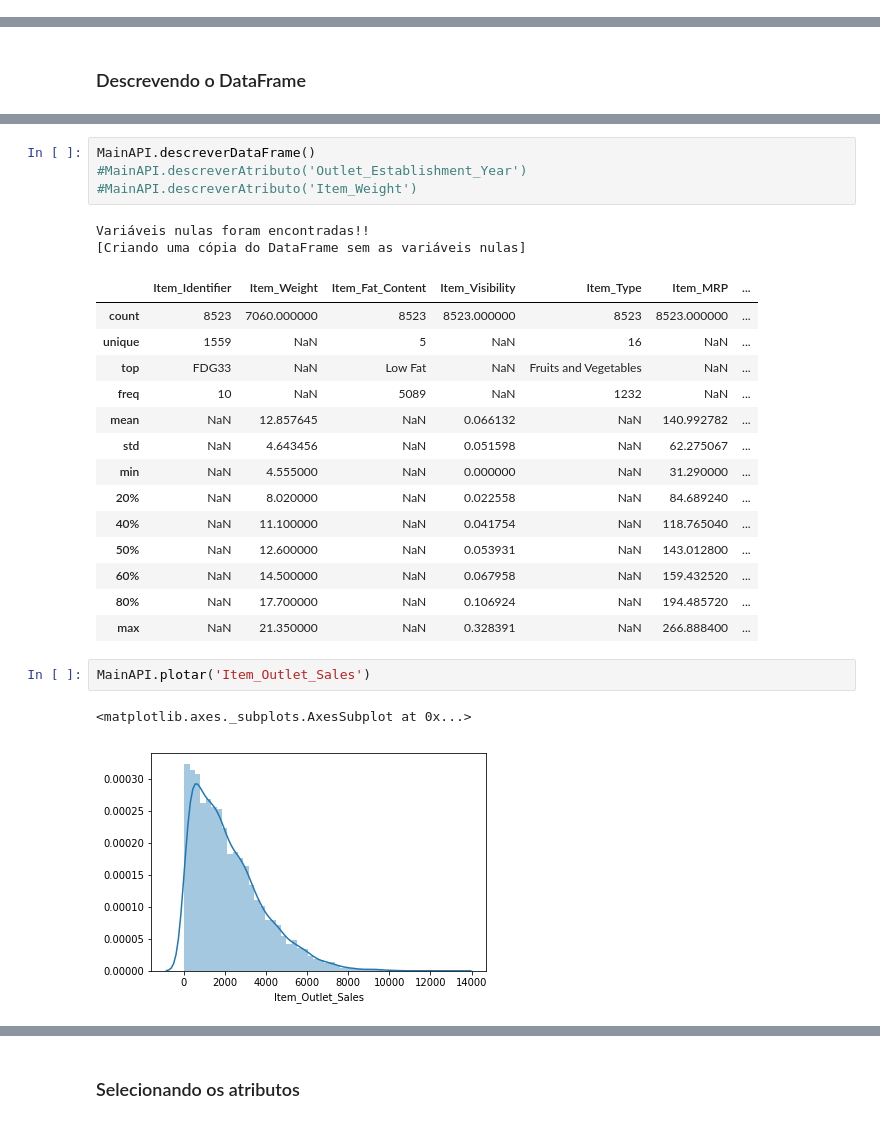
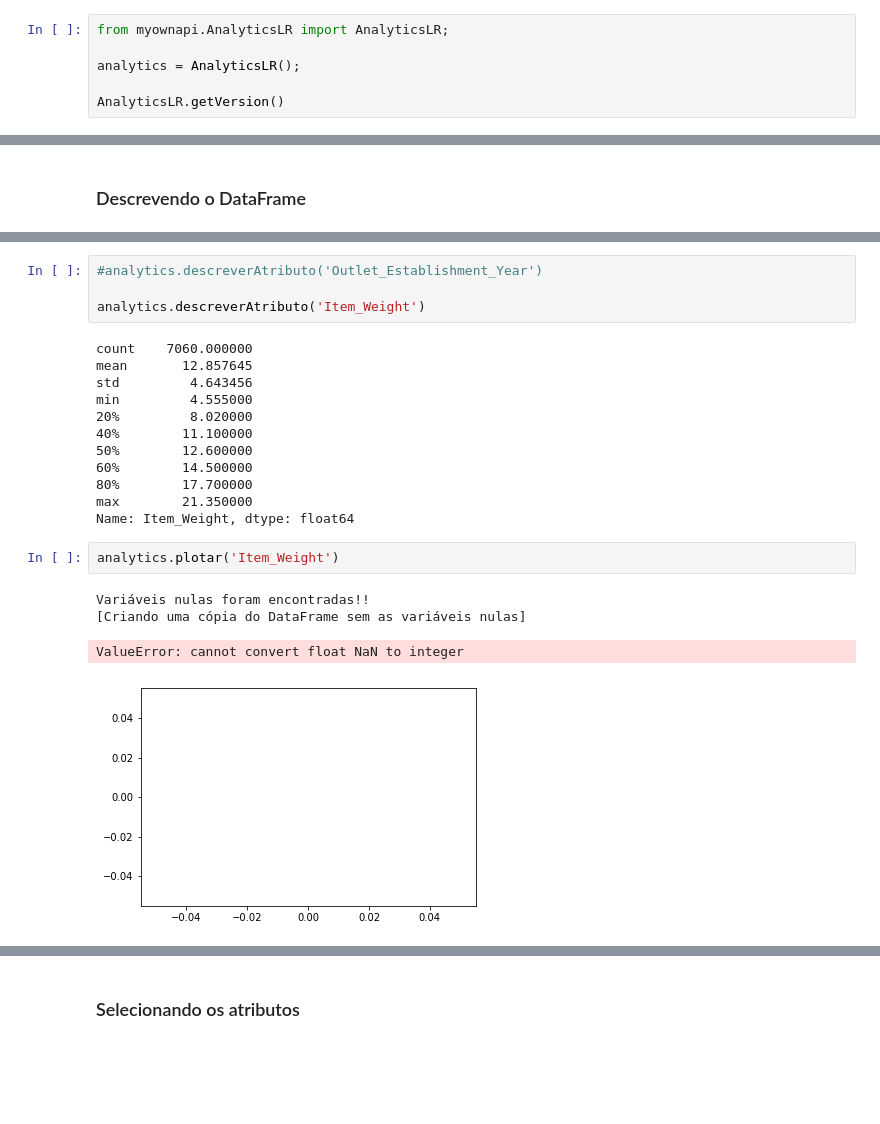
Before and after one commit to EverNife/DataAnalytics-API, a Jupyter notebook: Treino2/Treino2_BigMartSales.ipynb, the cells around one changed output, grey strips where cells are left out. Saved outputs shown, nothing was run; the diff lists cells and outputs as text; blank space fills up the shorter version.

```diff
--- a/Treino2/Treino2_BigMartSales.ipynb
+++ b/Treino2/Treino2_BigMartSales.ipynb
@@ -31,0 +21,6 @@ MainAPI.getVersion()
+# %%
+from myownapi.AnalyticsLR import AnalyticsLR;
+
+analytics = AnalyticsLR();
+
+AnalyticsLR.getVersion()
@@ -56,26 +86,23 @@ Arquivo lido com sucesso!
 # %%
-MainAPI.descreverDataFrame()
-#MainAPI.descreverAtributo('Outlet_Establishment_Year')
-#MainAPI.descreverAtributo('Item_Weight')
+#analytics.descreverAtributo('Outlet_Establishment_Year')
+
+analytics.descreverAtributo('Item_Weight')
 # %% [output]
-Variáveis nulas foram encontradas!!
-[Criando uma cópia do DataFrame sem as variáveis nulas]
+count    7060.000000
+mean       12.857645
+std         4.643456
+min         4.555000
+20%         8.020000
+40%        11.100000
+50%        12.600000
+60%        14.500000
+80%        17.700000
+max        21.350000
+Name: Item_Weight, dtype: float64
-|  | Item_Identifier | Item_Weight | Item_Fat_Content | Item_Visibility | Item_Type | Item_MRP | ... |
-| count | 8523 | 7060.000000 | 8523 | 8523.000000 | 8523 | 8523.000000 | ... |
-| unique | 1559 | NaN | 5 | NaN | 16 | NaN | ... |
-| top | FDG33 | NaN | Low Fat | NaN | Fruits and Vegetables | NaN | ... |
-| freq | 10 | NaN | 5089 | NaN | 1232 | NaN | ... |
-| mean | NaN | 12.857645 | NaN | 0.066132 | NaN | 140.992782 | ... |
-| std | NaN | 4.643456 | NaN | 0.051598 | NaN | 62.275067 | ... |
-| min | NaN | 4.555000 | NaN | 0.000000 | NaN | 31.290000 | ... |
-| 20% | NaN | 8.020000 | NaN | 0.022558 | NaN | 84.689240 | ... |
-| 40% | NaN | 11.100000 | NaN | 0.041754 | NaN | 118.765040 | ... |
-| 50% | NaN | 12.600000 | NaN | 0.053931 | NaN | 143.012800 | ... |
-| 60% | NaN | 14.500000 | NaN | 0.067958 | NaN | 159.432520 | ... |
-| 80% | NaN | 17.700000 | NaN | 0.106924 | NaN | 194.485720 | ... |
-| max | NaN | 21.350000 | NaN | 0.328391 | NaN | 266.888400 | ... |
-# %%
-MainAPI.plotar('Item_Outlet_Sales')
-# %% [output]
-<matplotlib.axes._subplots.AxesSubplot at 0x...>
-[figure, removed]
+# %%
+analytics.plotar('Item_Weight')
+# %% [output]
+Variáveis nulas foram encontradas!!
+[Criando uma cópia do DataFrame sem as variáveis nulas]
+ValueError: cannot convert float NaN to integer
+[figure, added]
```
Also changed, not shown: parts of 12 cells of this notebook, 25 other files.
